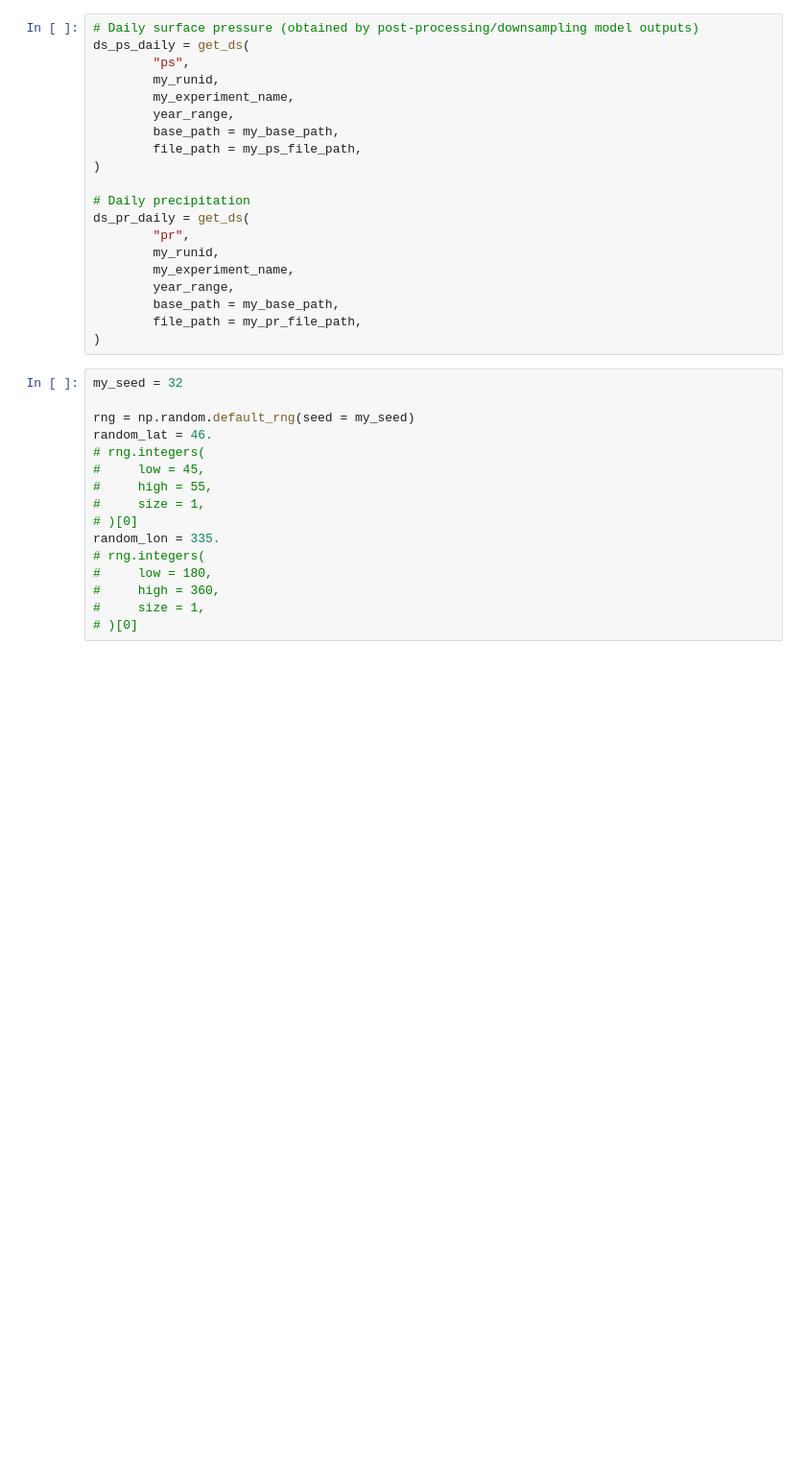
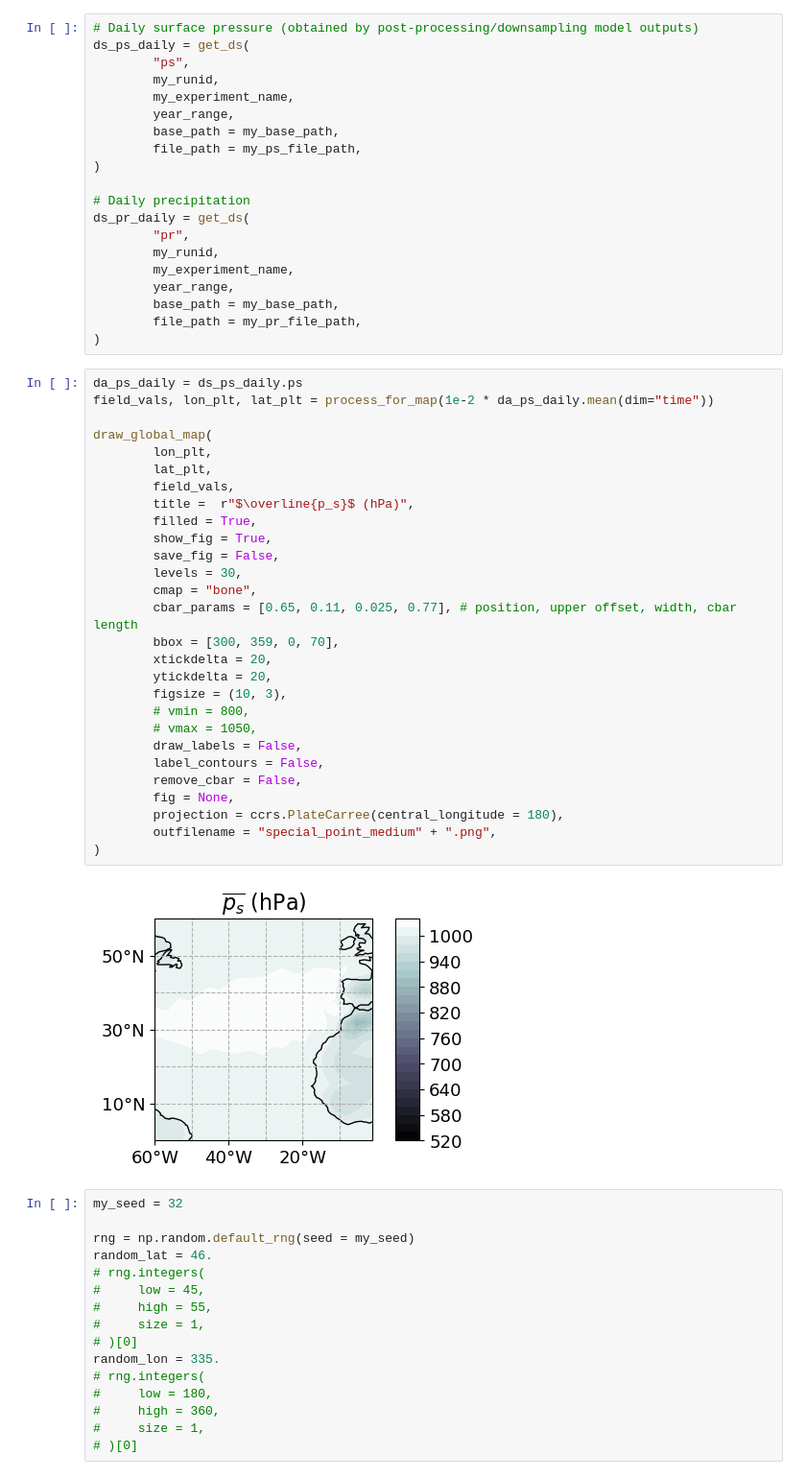
Before and after one commit to ageorgemorgan/epe-analysis, a Jupyter notebook: ps_localized.ipynb, the cells around one changed output. Shown at 96% size. Cells and saved outputs as stored; diff of their text form; blank space fills up the shorter version.

```diff
--- a/ps_localized.ipynb
+++ b/ps_localized.ipynb
@@ -43,6 +44,36 @@ ds_pr_daily = get_ds(
         base_path = my_base_path,
         file_path = my_pr_file_path,
 )
+# %%
+da_ps_daily = ds_ps_daily.ps
+field_vals, lon_plt, lat_plt = process_for_map(1e-2 * da_ps_daily.mean(dim="time"))
+
+draw_global_map(
+        lon_plt,
+        lat_plt,
+        field_vals,
+        title =  r"$\overline{p_s}$ (hPa)",
+        filled = True,
+        show_fig = True,
+        save_fig = False,
+        levels = 30,
+        cmap = "bone",
+        cbar_params = [0.65, 0.11, 0.025, 0.77], # position, upper offset, width, cbar length
+        bbox = [300, 359, 0, 70],
+        xtickdelta = 20,
+        ytickdelta = 20,
+        figsize = (10, 3),
+        # vmin = 800,
+        # vmax = 1050,
+        draw_labels = False,
+        label_contours = False,
+        remove_cbar = False,
+        fig = None,
+        projection = ccrs.PlateCarree(central_longitude = 180),
+        outfilename = "special_point_medium" + ".png",
+)
+# %% [output]
+[figure, added]
 # %%
 my_seed = 32
 
```
Also changed, not shown: parts of 21 cells of this notebook, 1 other file.
